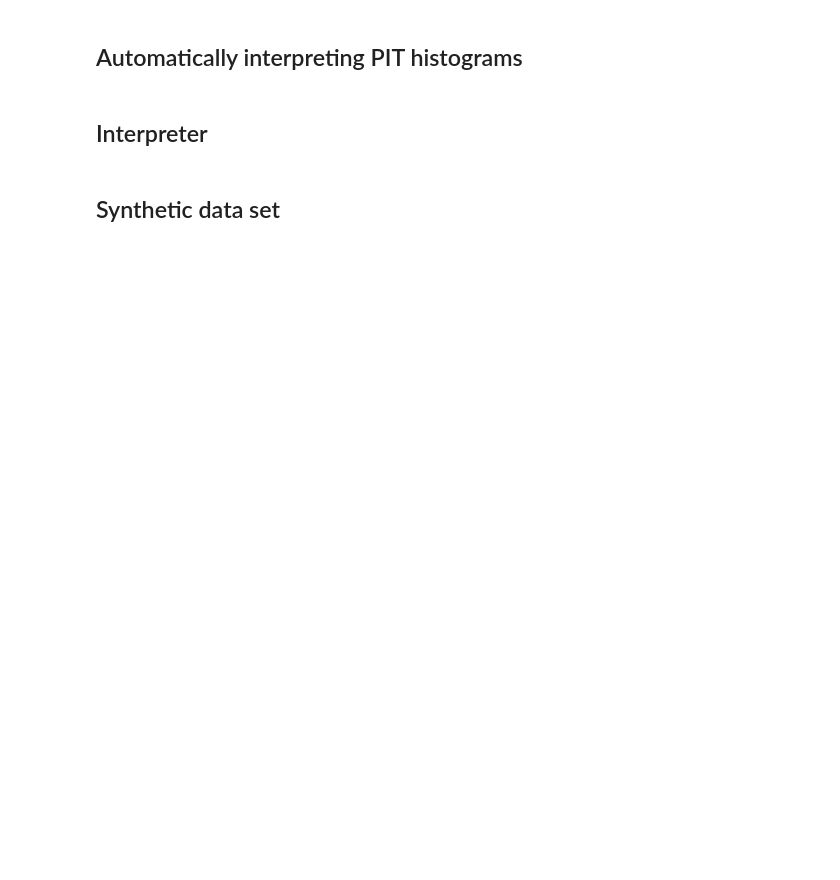
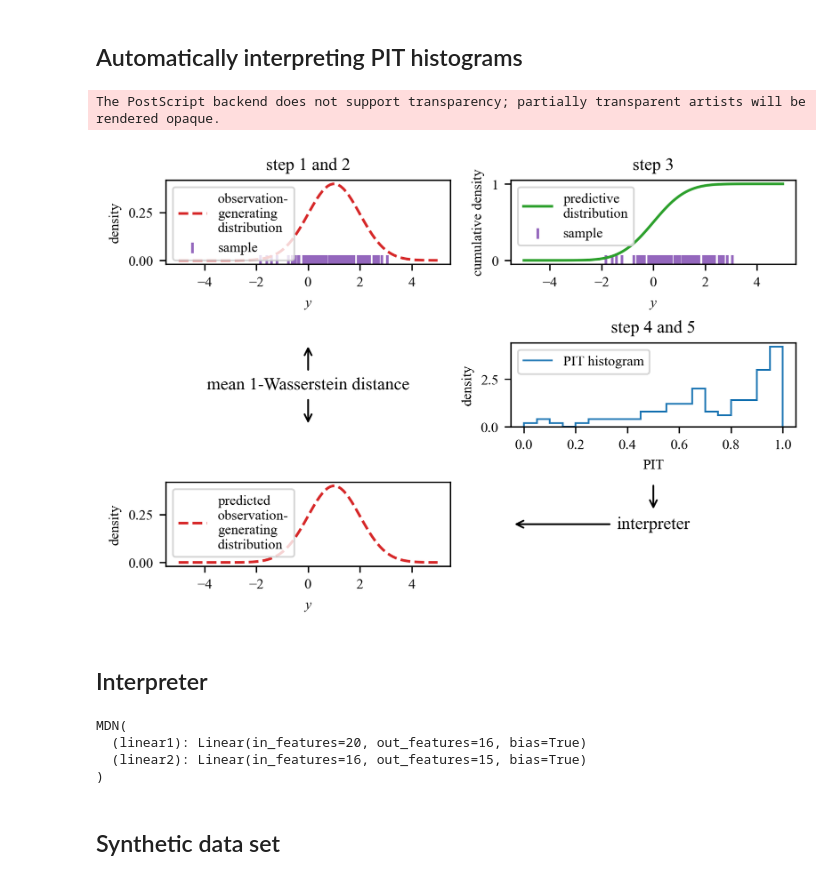
Before and after one commit to podondra/calibration, a Jupyter notebook: experiment.ipynb, the cells around one changed output. Saved outputs shown, nothing was run; the diff lists cells and outputs as text; code cells hidden in the pictures; blank space fills up the shorter version.

Commit message:
Replace NLL with 1-Wasserstein distance

```diff
--- a/experiment.ipynb
+++ b/experiment.ipynb
@@ -107,46 +110,54 @@ ax_pit.set_ylabel("density")
 ax_int.set_axis_off()
 textstyle = dict(va="center", ha="center", fontsize=10)
 ax_int.annotate("interpreter",
                 xy=(0.5, 1), xycoords="data",
                 xytext=(0.5, 0.5), textcoords="data",
                 arrowprops=dict(arrowstyle="<-"),
                 **textstyle)
 ax_int.annotate("interpreter",
                 xy=(0, 0.5), xycoords="data",
                 xytext=(0.5, 0.5), textcoords="data",
                 arrowprops=dict(arrowstyle="->"),
                 **textstyle, alpha=0.0)
 
 plot.density(ax_pro, pdf_obs,
              color="C3", linestyle="--",
              label="predicted\nobservation-\ngenerating\ndistribution")
 ax_pro.legend(loc="upper left")
 ax_pro.set_xlabel("y", style="italic")
 ax_pro.set_ylabel("density")
 
 ax_nll.set_axis_off()
-ax_nll.annotate("mean negative log-likelihood",
+ax_nll.annotate("mean 1-Wasserstein distance",
                 xy=(0.5, 1), xycoords="data",
                 xytext=(0.5, 0.5), textcoords="data",
                 arrowprops=dict(arrowstyle="->"),
                 **textstyle)
-ax_nll.annotate("mean negative log-likelihood",
+ax_nll.annotate("mean 1-Wasserstein distance",
                 xy=(0.5, 0), xycoords="data",
                 xytext=(0.5, 0.5), textcoords="data",
                 arrowprops=dict(arrowstyle="->"),
                 **textstyle, alpha=0.0)
 
-plt.savefig("figures/concept.pdf")
+plt.savefig("figures/concept.eps")
+# %% [output]
+The PostScript backend does not support transparency; partially transparent artists will be rendered opaque.
+[figure, added]
 # %% [markdown]
 ## Interpreter
 # %%
-checkpoint = torch.load("models/eternal-smoke-51.pt")
+checkpoint = torch.load("models/legendary-pine-75.pt")
 hyperparams = checkpoint["hyperparams"]
 interpreter = method.MDN(inputs=hyperparams["bins"],
                 neurons=hyperparams["neurons"],
                 components=hyperparams["components"])
 interpreter.load_state_dict(checkpoint["model_state_dict"])
 interpreter
+# %% [output]
+MDN(
+  (linear1): Linear(in_features=20, out_features=16, bias=True)
+  (linear2): Linear(in_features=16, out_features=15, bias=True)
+)
 # %% [markdown]
 ## Synthetic data set
 # %%
```
Also changed, not shown: parts of 16 cells of this notebook, 4 other files.
